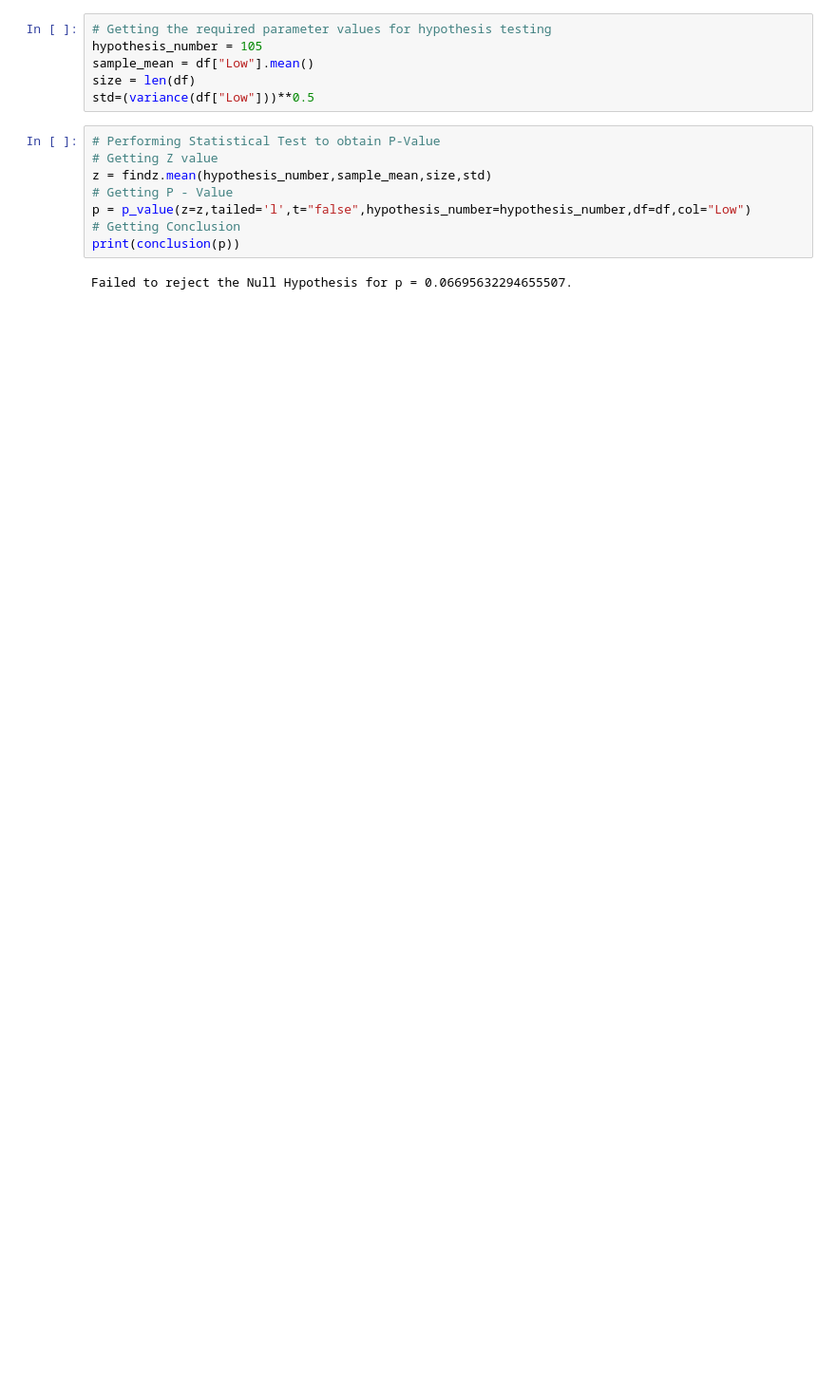
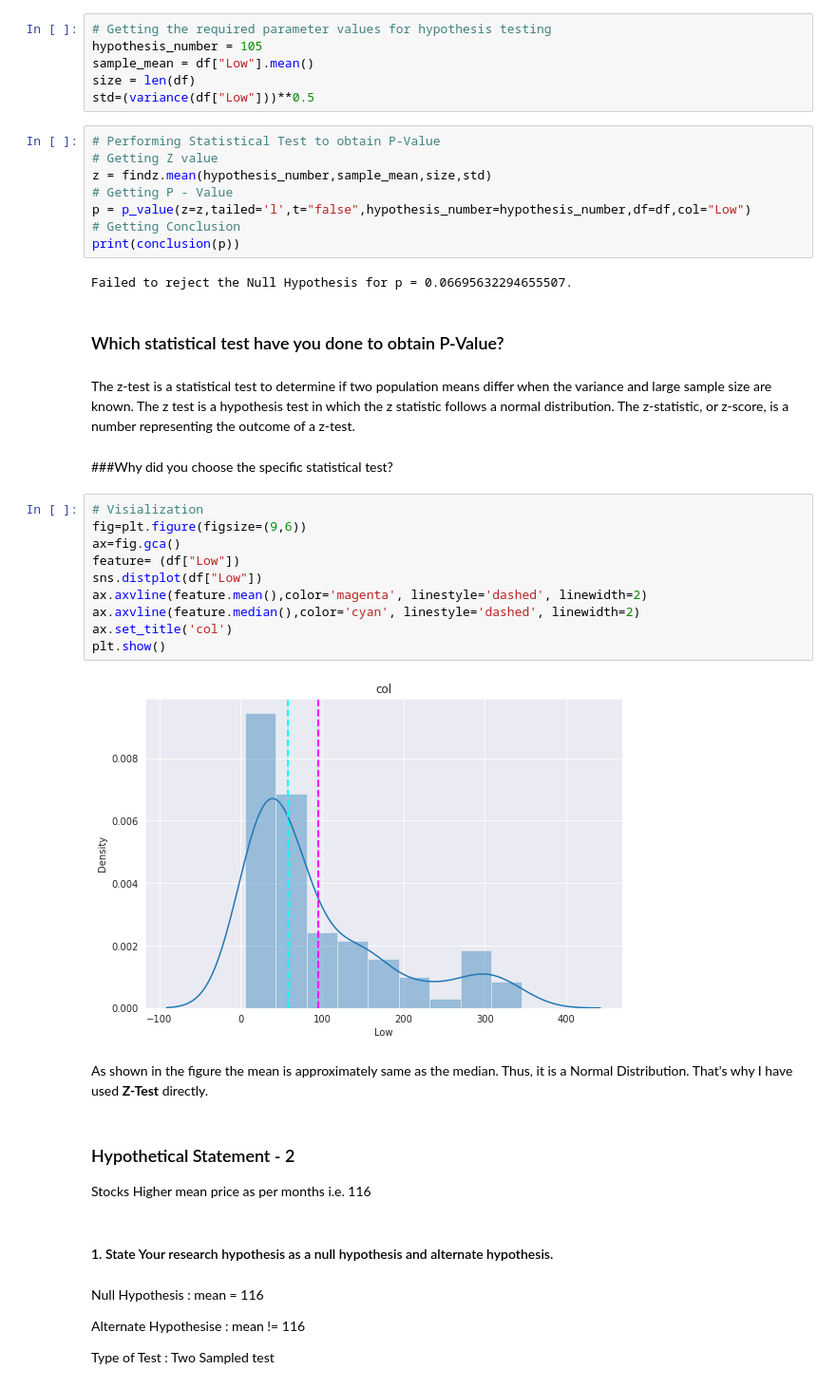
Before and after one commit to shivankb/Yes-Bank-Stock-Closing-Price-Prediction, a Jupyter notebook: yes_bank_stock_closing_price_prediction_ipynb.ipynb, the cells around one changed output. Shown at 95% size. Saved outputs shown, nothing was run; the diff lists cells and outputs as text; blank space fills up the shorter version.

```diff
--- a/yes_bank_stock_closing_price_prediction_ipynb.ipynb
+++ b/yes_bank_stock_closing_price_prediction_ipynb.ipynb
@@ -451,3 +559,34 @@ p = p_value(z=z,tailed='l',t="false",hypothesis_number=hypothesis_number,df=df,c
 print(conclusion(p))
 # %% [output]
 Failed to reject the Null Hypothesis for p = 0.06695632294655507.
+# %% [markdown]
+### Which statistical test have you done to obtain P-Value?
+# %% [markdown]
+The z-test is a statistical test to determine if two population means differ when the variance and large sample size are known. The z test is a hypothesis test in which the z statistic follows a normal distribution. The z-statistic, or z-score, is a number representing the outcome of a z-test.
+# %% [markdown]
+###Why did you choose the specific statistical test?
+# %%
+# Visialization
+fig=plt.figure(figsize=(9,6))
+ax=fig.gca()
+feature= (df["Low"])
+sns.distplot(df["Low"])
+ax.axvline(feature.mean(),color='magenta', linestyle='dashed', linewidth=2)
+ax.axvline(feature.median(),color='cyan', linestyle='dashed', linewidth=2)
+ax.set_title('col')
+plt.show()
+# %% [output]
+[figure, added]
+# %% [markdown]
+As shown in the figure the mean is approximately same as the median. Thus, it is a Normal Distribution. That's why I have used **Z-Test** directly.
+# %% [markdown]
+### Hypothetical Statement - 2
+Stocks Higher mean price as per months i.e. 116
+# %% [markdown]
+#### 1. State Your research hypothesis as a null hypothesis and alternate hypothesis.
+# %% [markdown]
+Null Hypothesis : mean = 116
+
+Alternate Hypothesise : mean != 116
+
+Type of Test : Two Sampled test
```
Also changed, not shown: parts of 81 cells of this notebook.
